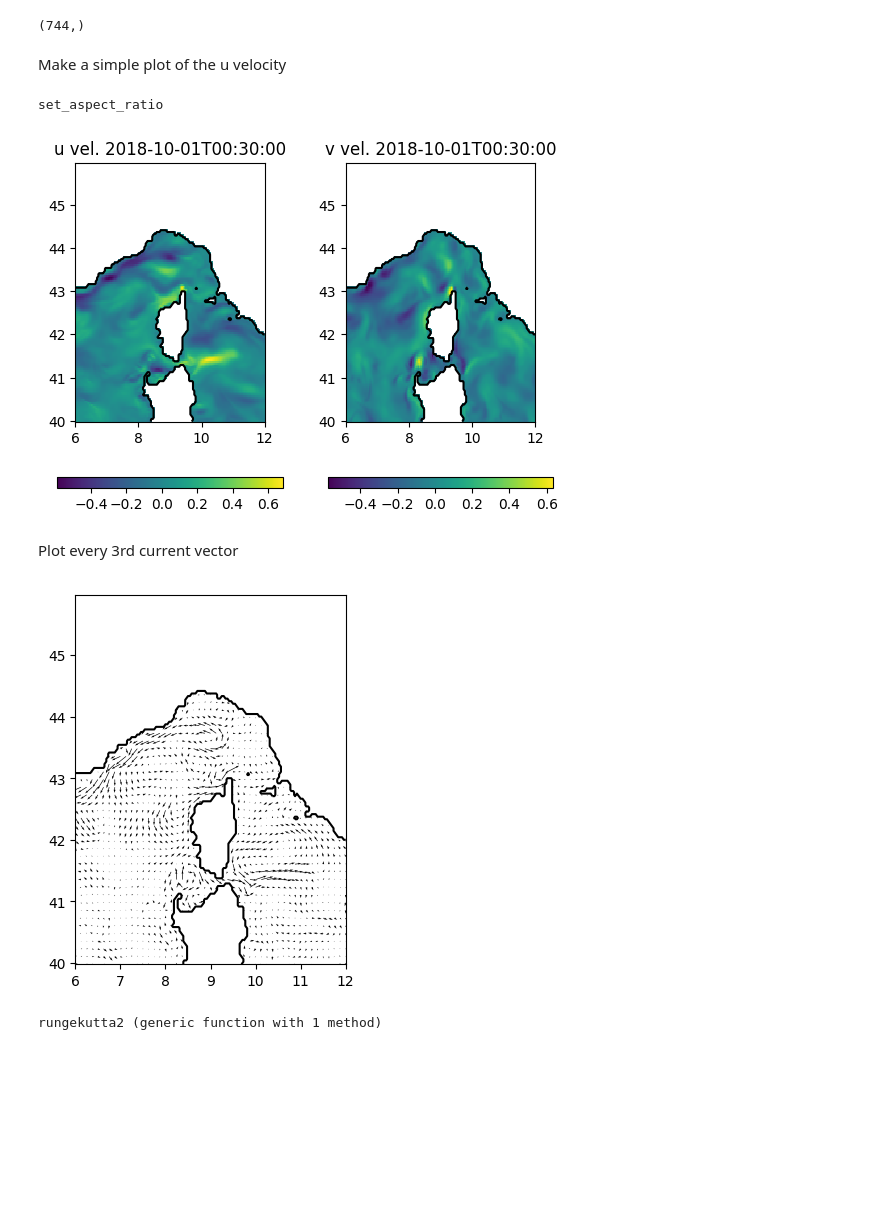
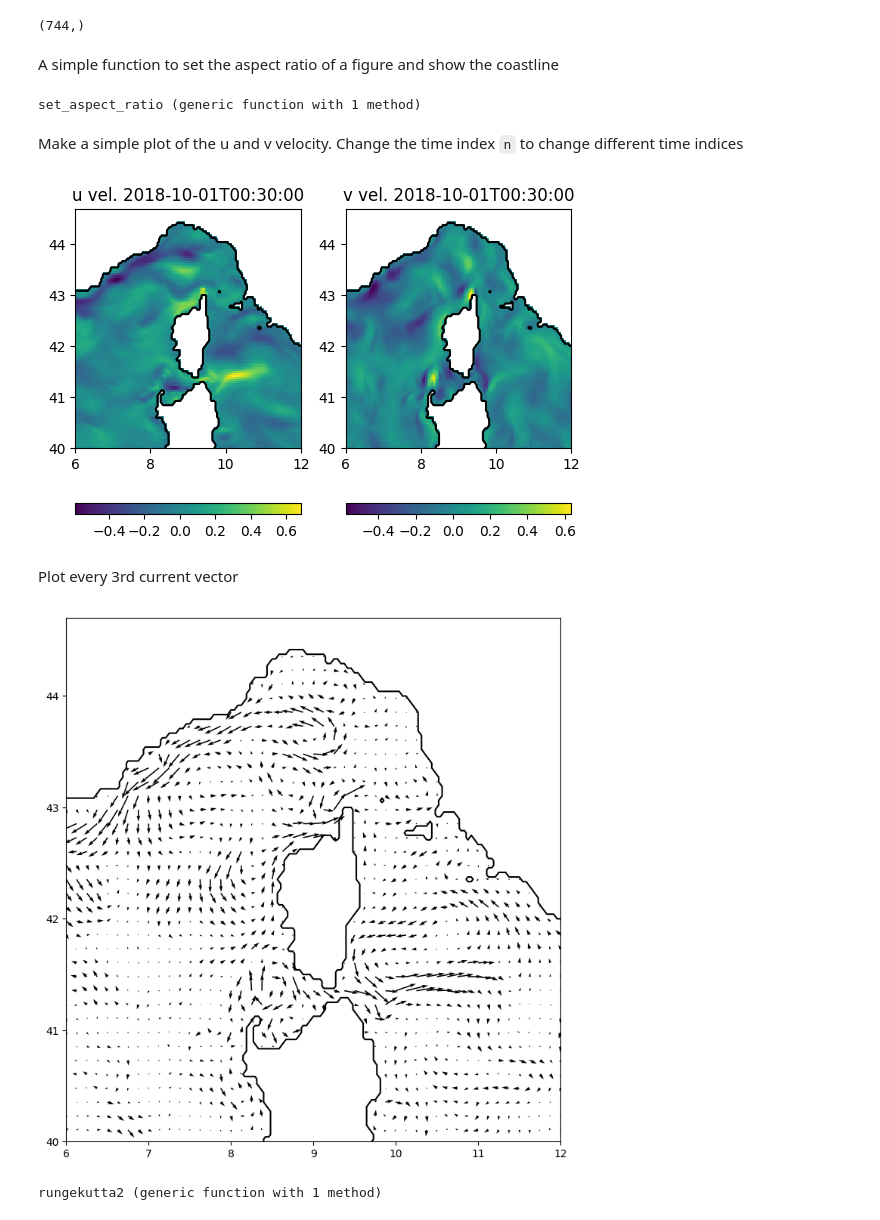
Before and after one commit to Alexander-Barth/JuliaTutorial, a Jupyter notebook: Drifter_trajectories.ipynb, the cells around one changed output. Drawn from its saved outputs; the diff is of its cells as text; code cells hidden in the pictures; blank space fills up the shorter version.

```diff
--- a/Drifter_trajectories.ipynb
+++ b/Drifter_trajectories.ipynb
@@ -67,20 +80,20 @@ size(lon) = (145,)
 size(lat) = (145,)
 size(time) = (744,)
 (744,)
+# %% [markdown]
+A simple function to set the aspect ratio of a figure and show the coastline
+# %%
+function set_aspect_ratio()
+    ax = gca()
+    ylim(40, 44.7)
+    as = cos(mean([ylim()...]) * pi/180)
+    ax.set_aspect(1/as)
+    contour(lon,lat,copy(mask'),[0.5],colors="k")
+end
+# %% [output]
+set_aspect_ratio (generic function with 1 method)
 # %% [markdown]
-Make a simple plot of the u velocity
+Make a simple plot of the u and v velocity. Change the time index `n` to change different time indices
-# %%
-"""
-Fixes the aspect ratio of a plot.
-"""
-function set_aspect_ratio()
-    ax = gca()
-    as = cos(mean([ylim()...]) * pi/180)
-    ax.set_aspect(1/as)
-    contour(lon,lat,copy(mask'),[0.5],colors="k")
-end
-# %% [output]
-set_aspect_ratio
 # %%
 n = 1;
 subplot(1,2,1)
@@ -93,15 +106,17 @@ pcolor(lon,lat,copy(v[:,:,n]')); colorbar(orientation="horizontal");
 set_aspect_ratio();
 title("v vel. $(time[n])");
 # %% [output]
-[figure, old version]
+[figure, new version]
 # %% [markdown]
 Plot every 3rd current vector
 # %%
-r = 3;
+n = 1
+r = 3
+figure(figsize = (17,9))
 quiver(lon[1:r:end,1:r:end],lat[1:r:end,1:r:end],copy(u[1:r:end,1:r:end,n]'),copy(v[1:r:end,1:r:end,n]'))
 set_aspect_ratio();
 # %% [output]
-[figure, old version]
+[figure, new version]
 # %%
 function rungekutta4(t,x,dt,f)
   k1 = dt * f(t,x)
```
Also changed, not shown: parts of 12 cells of this notebook.
